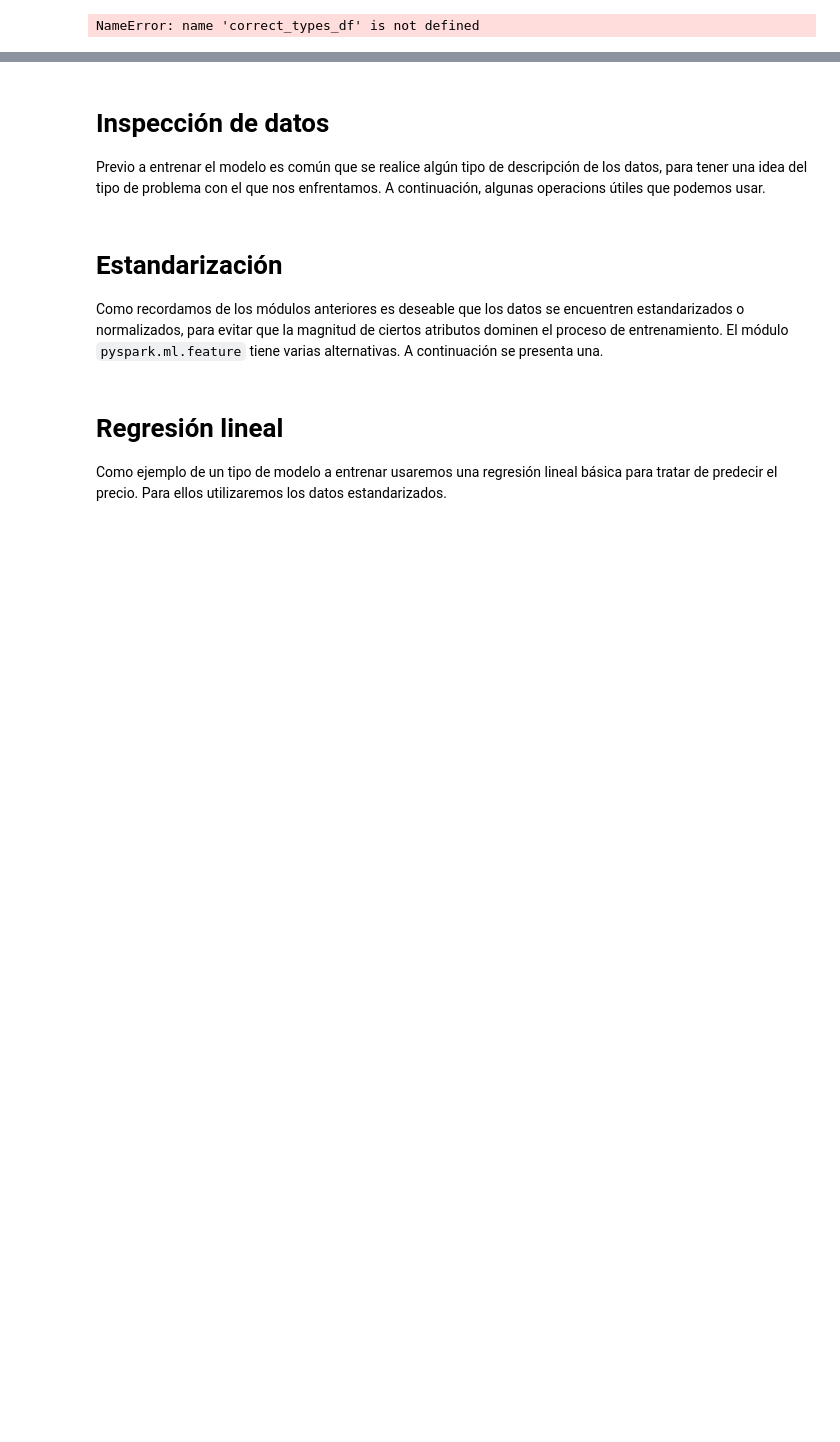
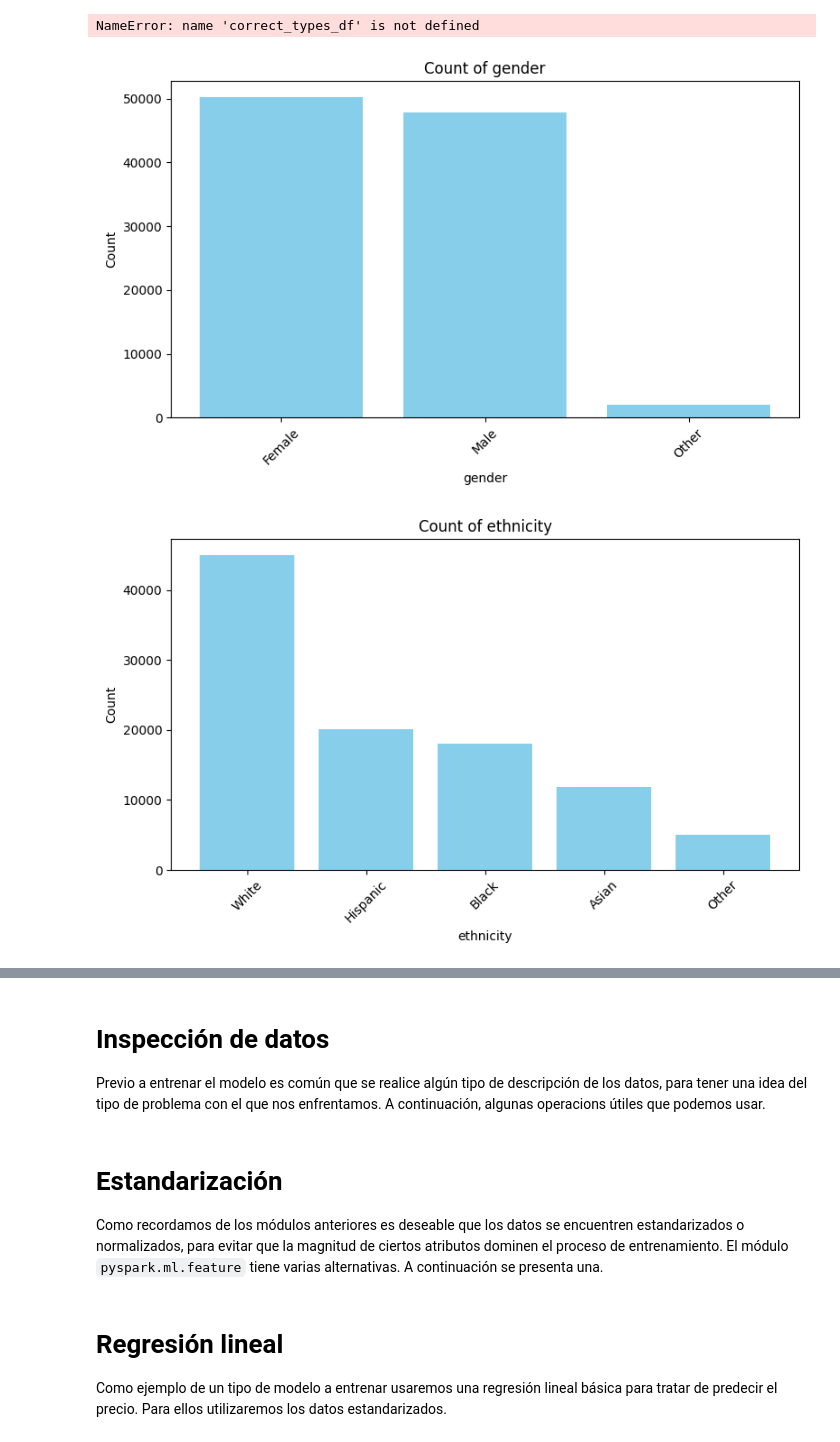
Before and after one commit to jiropardo/mlpipeline, a Jupyter notebook: tarea3.ipynb, the cells around one changed output, grey strips where cells are left out. Cells and saved outputs as stored; diff of their text form; code cells hidden in the pictures; blank space fills up the shorter version.

```diff
--- a/tarea3.ipynb
+++ b/tarea3.ipynb
@@ -117,3 +187,31 @@ correct_types_df \
     .save()
 # %% [output]
 NameError: name 'correct_types_df' is not defined
+# %%
+from pyspark.sql import functions as F
+import matplotlib.pyplot as plt
+import numpy as np
+
+categorical_cols = ["gender", "ethnicity", "smoking_status", "family_history_diabetes",
+                    "hypertension_history", "cardiovascular_history", "diagnosed_diabetes"]
+
+for col in categorical_cols:
+    counts = diabetes_df.groupBy(col).count().orderBy('count', ascending=False).toPandas()
+
+    # Create x positions as range(len(categories))
+    x_pos = np.arange(len(counts[col]))
+
+    plt.figure(figsize=(8,5))
+    plt.bar(x_pos, counts['count'], color='skyblue')
+
+    # Set the x-axis tick labels to the category names and rotate
+    plt.xticks(x_pos, counts[col], rotation=45)
+
+    plt.title(f'Count of {col}')
+    plt.xlabel(col)
+    plt.ylabel('Count')
+    plt.tight_layout()  # Adjust layout to prevent label cutoff
+    plt.show()
+# %% [output]
+[figure, added]
+[figure, added]
```
Also changed, not shown: parts of 12 cells of this notebook.
